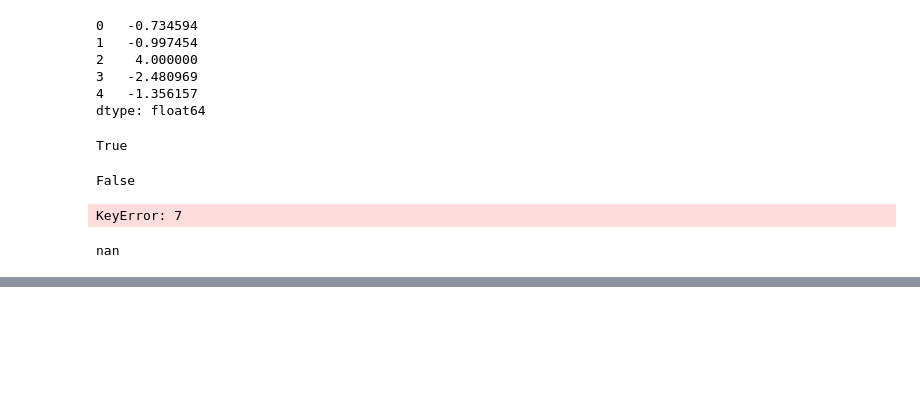
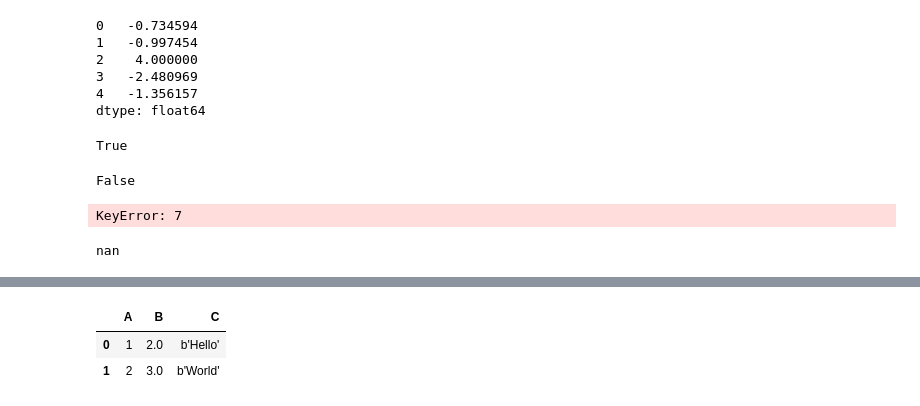
Before and after one commit to soyinkas1/PP00014_Pandas-Documentation-Walkthrough-Notebook_Application-Projects, a Jupyter notebook: Pandas Documentation Examples Walkthrough Notebook.ipynb, the cells around one changed output, grey strips where cells are left out. Saved outputs shown, nothing was run; the diff lists cells and outputs as text; code cells hidden in the pictures; blank space fills up the shorter version.

```diff
--- a/Pandas Documentation Examples Walkthrough Notebook.ipynb
+++ b/Pandas Documentation Examples Walkthrough Notebook.ipynb
@@ -1505,0 +1534,6 @@ If axis labels are not passed, they will be constructed from the input data base
+# %%
+pd.DataFrame(data)
+# %% [output]
+|  | A | B | C |
+| 0 | 1 | 2.0 | b'Hello' |
+| 1 | 2 | 3.0 | b'World' |
```
Also changed, not shown: parts of 43 cells of this notebook.
